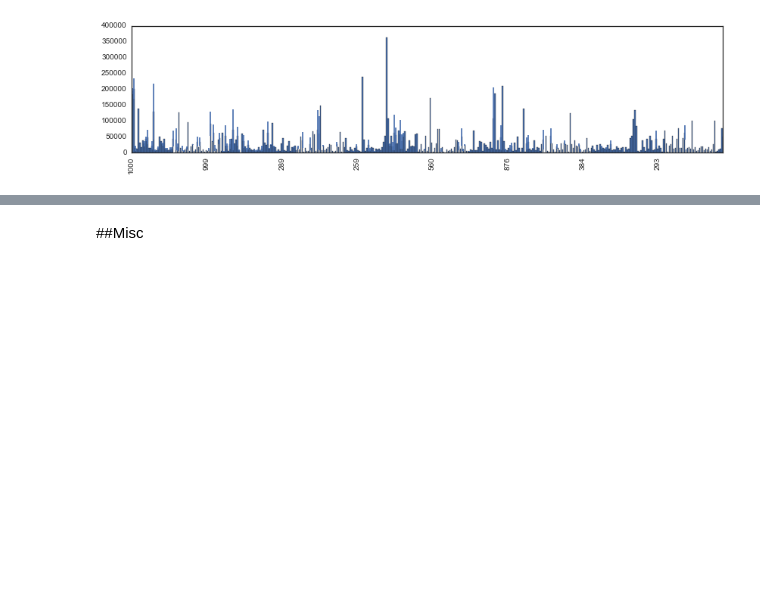
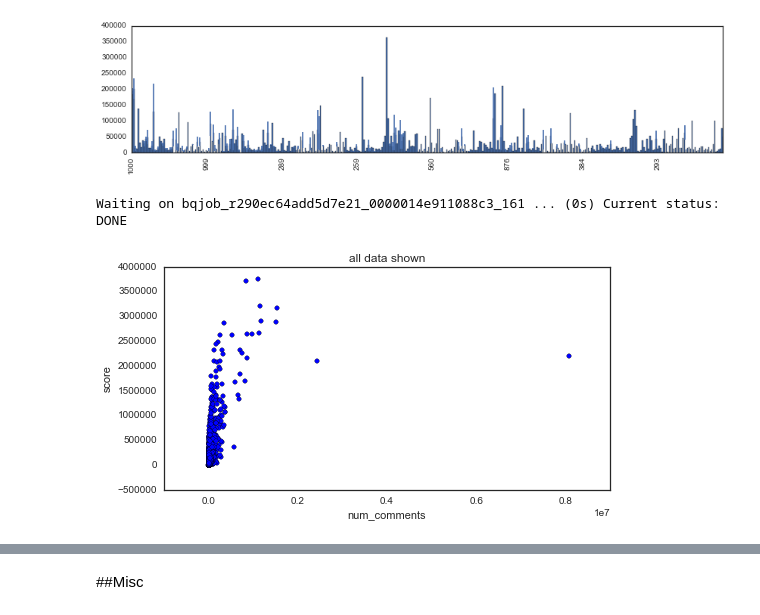
Before and after one commit to askerry/bqpy, a Jupyter notebook: bq_basic_template.ipynb, the cells around one changed output, grey strips where cells are left out. Cells and saved outputs as stored; diff of their text form; code cells hidden in the pictures; blank space fills up the shorter version.

Commit message:
updating scatter plot options

```diff
--- a/bq_basic_template.ipynb
+++ b/bq_basic_template.ipynb
@@ -233,3 +246,9 @@ df1.plot(grouping_col, value_col, kind='bar')
 SELECT c_posts, AVG(score) score_mean , STDDEV(score) score_std , COUNT(score) score_count  FROM [fh-bigquery:reddit.subreddits] GROUP BY c_posts LIMIT 10000000
 <matplotlib.axes._subplots.AxesSubplot at 0x...>
 [figure]
+# %%
+#create scatter plot of x vs. y (since bins > total number of datapoints, will plot all data)
+scatterseries=df1.scatter('num_comments', 'score', bins=5000)
+# %% [output]
+Waiting on bqjob_r290ec64add5d7e21_0000014e911088c3_161 ... (0s) Current status: DONE
+[figure, added]
```
Also changed, not shown: parts of 13 cells of this notebook, 4 other files.
